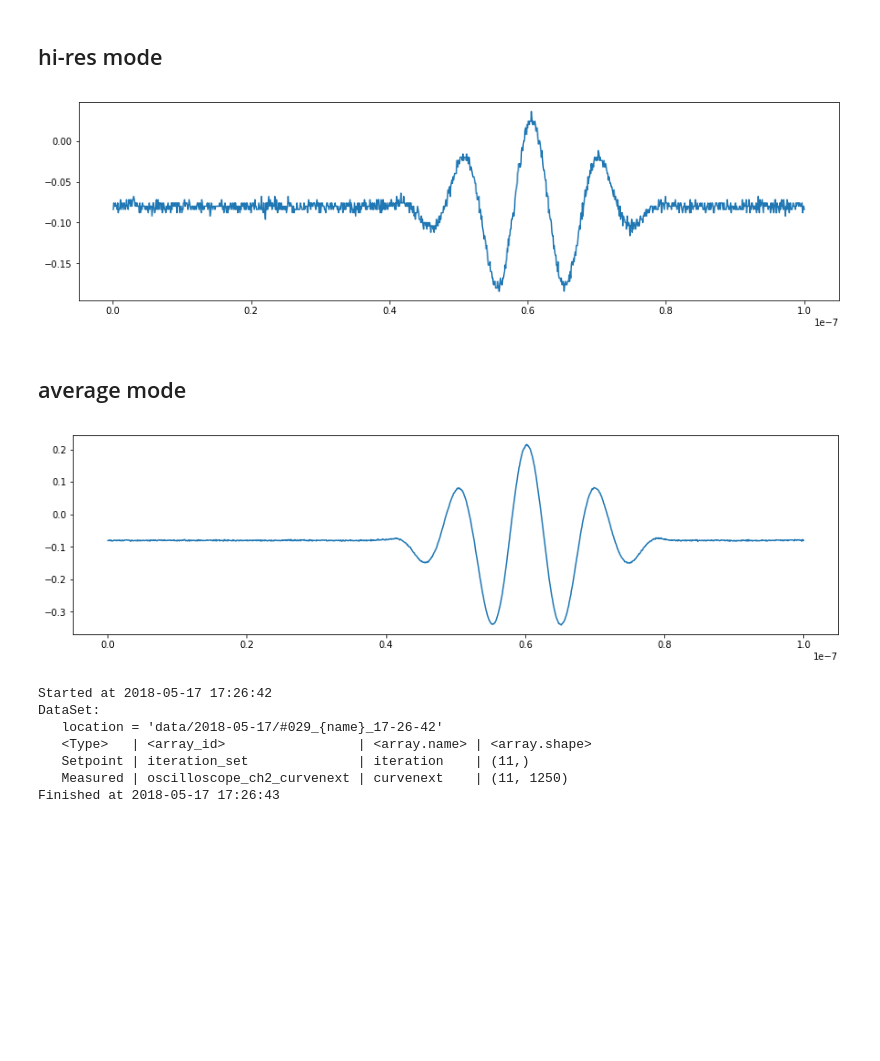
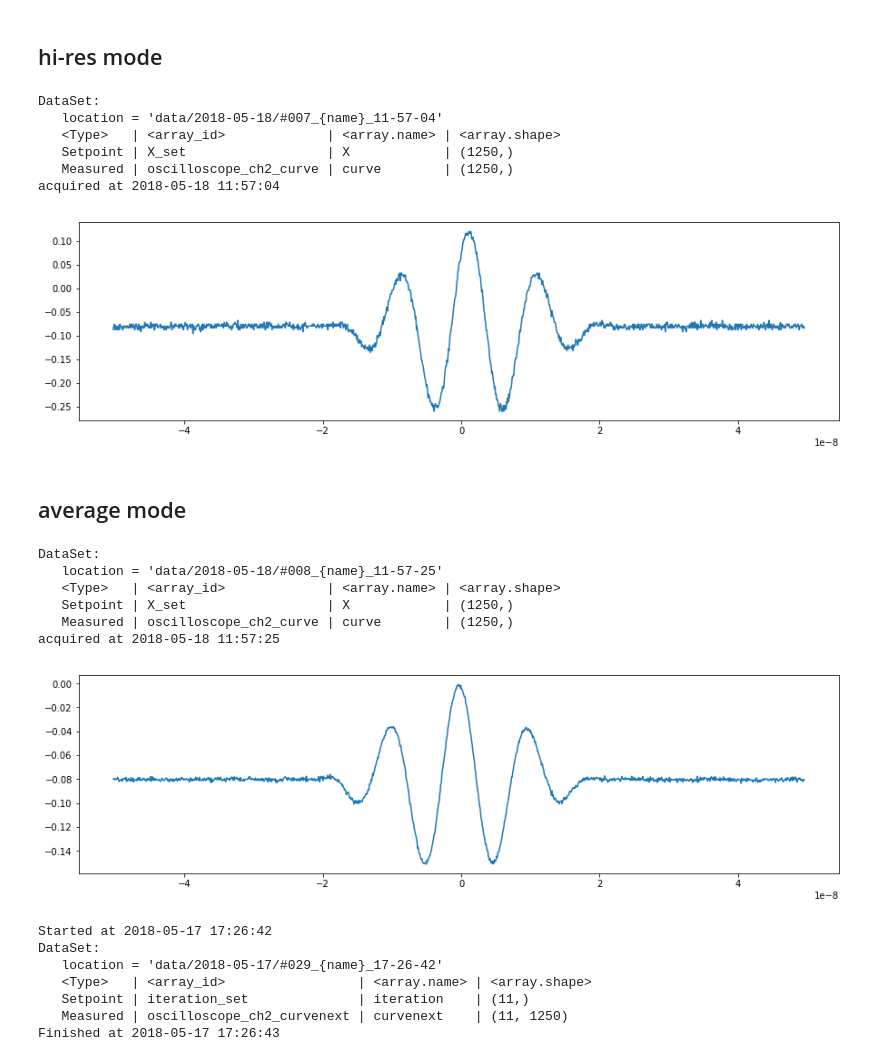
Before and after one commit to joe1gi/Qcodes, a Jupyter notebook: docs/examples/driver_examples/Qcodes example with Tektronix DPO70000.ipynb, the cells around one changed output. Cells and saved outputs as stored; diff of their text form; code cells hidden in the pictures; blank space fills up the shorter version.

```diff
--- a/docs/examples/driver_examples/Qcodes example with Tektronix DPO70000.ipynb
+++ b/docs/examples/driver_examples/Qcodes example with Tektronix DPO70000.ipynb
@@ -246,25 +260,41 @@ ax.plot(xs[1::2], data[1::2], '.');
 ## hi-res mode
 # %%
 osc.acq_mode('hires')
+# %%
+channel.curve.prepare()
+data = qcodes.Measure(channel.curve).run()
+# %% [output]
+DataSet:
+   location = 'data/2018-05-18/#007_{name}_11-57-04'
+   <Type>   | <array_id>             | <array.name> | <array.shape>
+   Setpoint | X_set                  | X            | (1250,)
+   Measured | oscilloscope_ch2_curve | curve        | (1250,)
+acquired at 2018-05-18 11:57:04
 # %%
-data = channel.curve.get()
-xs = channel.curve.setpoints[0]
-fig, ax = plt.subplots(figsize=(15, 4))
-ax.plot(xs, data);
+fig, ax = plt.subplots(figsize=(15,4))
+ax.plot(data.arrays['X_set'], data.arrays[channel.curve.full_name]);
 # %% [output]
-[figure, old version]
+[figure, new version]
 # %% [markdown]
 ## average mode
 # %%
 osc.acq_mode('average')
 osc.acq_averages(10)
+# %%
+channel.curve.prepare()
+data = qcodes.Measure(channel.curve).run()
+# %% [output]
+DataSet:
+   location = 'data/2018-05-18/#008_{name}_11-57-25'
+   <Type>   | <array_id>             | <array.name> | <array.shape>
+   Setpoint | X_set                  | X            | (1250,)
+   Measured | oscilloscope_ch2_curve | curve        | (1250,)
+acquired at 2018-05-18 11:57:25
 # %%
-data = channel.curve.get()
-xs = channel.curve.setpoints[0]
-fig, ax = plt.subplots(figsize=(15, 4))
-ax.plot(xs, data);
+fig, ax = plt.subplots(figsize=(15,4))
+ax.plot(data.arrays['X_set'], data.arrays[channel.curve.full_name]);
 # %% [output]
-[figure, old version]
+[figure, new version]
 # %%
 # measure independent traces with curvenext
 # may run into timeouts if the acquisition time is too long
```
Also changed, not shown: parts of 28 cells of this notebook, 1 other file.
